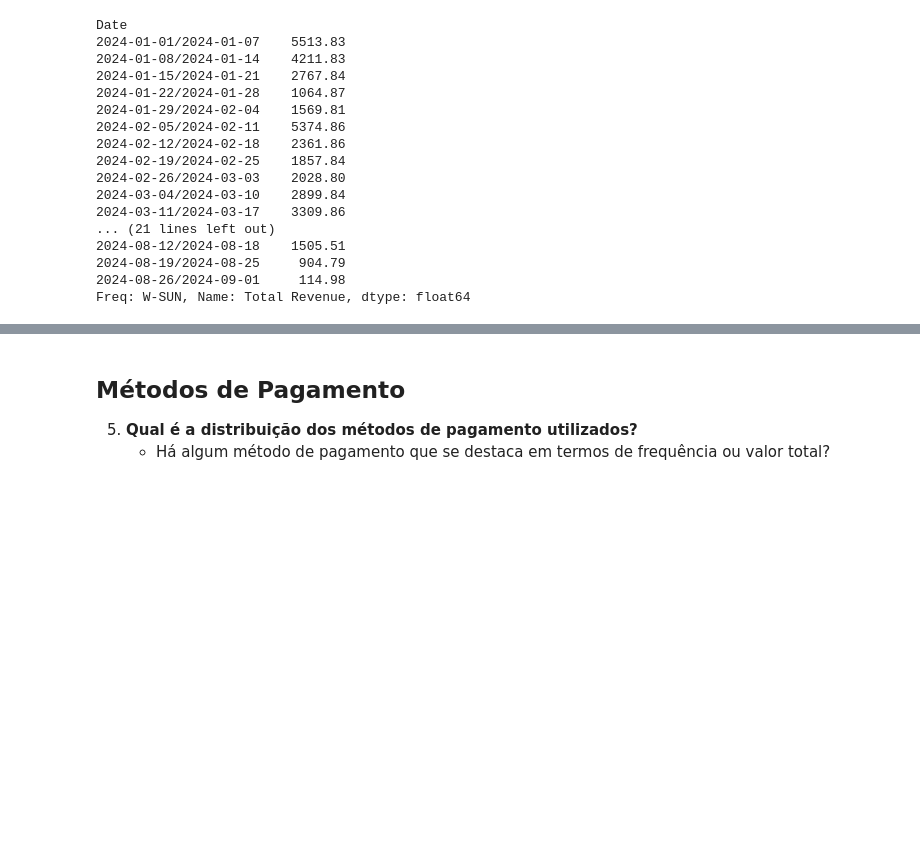
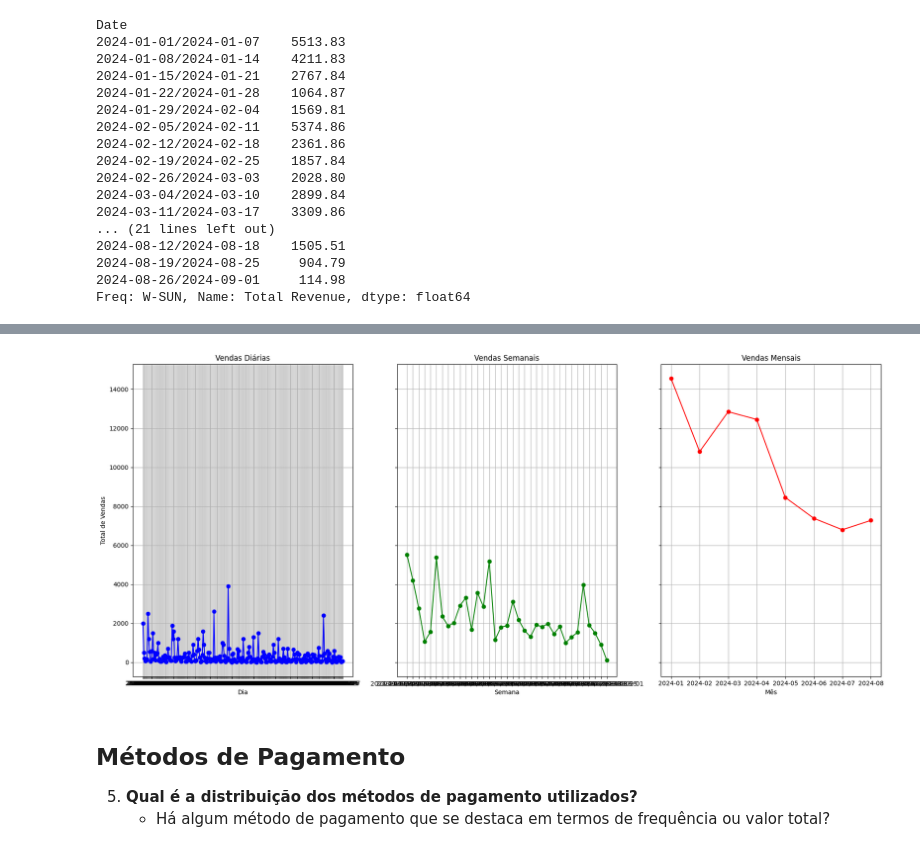
Before and after one commit to tadokatocommm/sales_data, a Jupyter notebook: script2.ipynb, the cells around one changed output, grey strips where cells are left out. Cells and saved outputs as stored; diff of their text form; code cells hidden in the pictures; blank space fills up the shorter version.

```diff
--- a/script2.ipynb
+++ b/script2.ipynb
@@ -175,3 +340,30 @@ plt.show()
+# %%
+vendas_diarias.index = vendas_diarias.index.astype(str)
+vendas_semanais.index = vendas_semanais.index.astype(str)
+vendas_mensais.index = vendas_mensais.index.astype(str)
+
+fig, axes = plt.subplots(1, 3, figsize=(18, 8), sharey=True)
+
+axes[0].plot(vendas_diarias.index, vendas_diarias.values, marker='o', color='blue')
+axes[0].set_xlabel('Dia')
+axes[0].set_ylabel('Total de Vendas')
+axes[0].set_title('Vendas Diárias')
+axes[0].grid(True)
+
+axes[1].plot(vendas_semanais.index, vendas_semanais.values, marker='o', color='green')
+axes[1].set_xlabel('Semana')
+axes[1].set_title('Vendas Semanais')
+axes[1].grid(True)
+
+axes[2].plot(vendas_mensais.index, vendas_mensais.values, marker='o', color='red')
+axes[2].set_xlabel('Mês')
+axes[2].set_title('Vendas Mensais')
+axes[2].grid(True)
+
+plt.tight_layout()
+plt.show()
+# %% [output]
+[figure, added]
 # %% [markdown]
 ## Métodos de Pagamento
 5. **Qual é a distribuição dos métodos de pagamento utilizados?**
```
Also changed, not shown: parts of 32 cells of this notebook.
